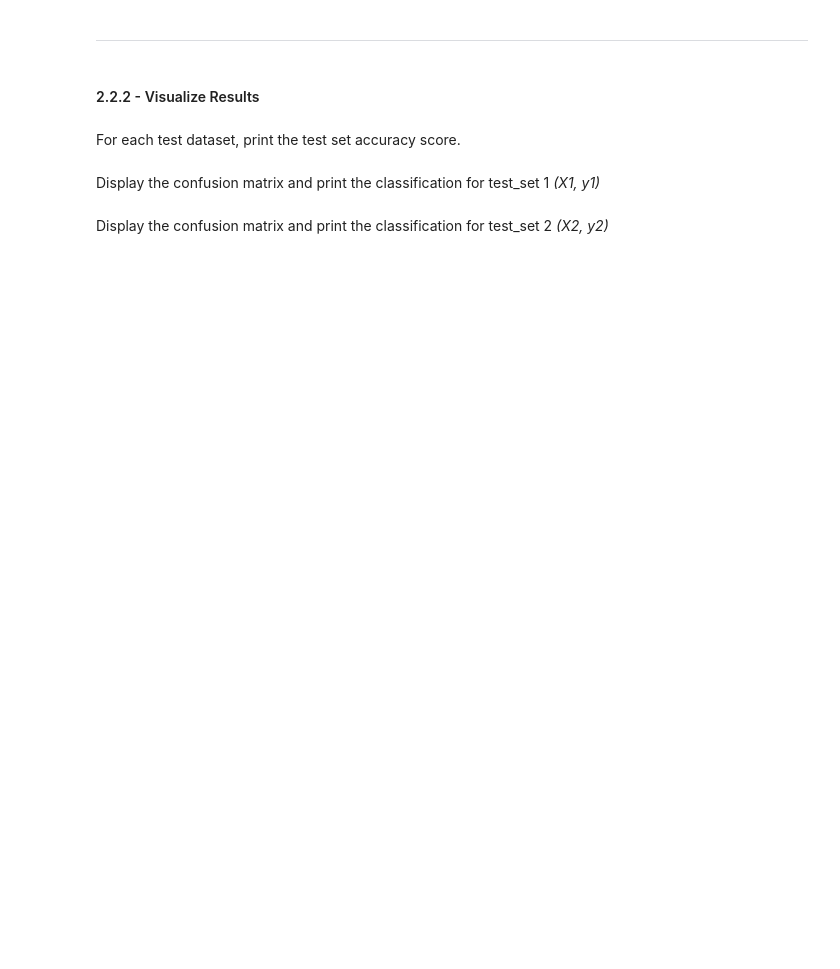
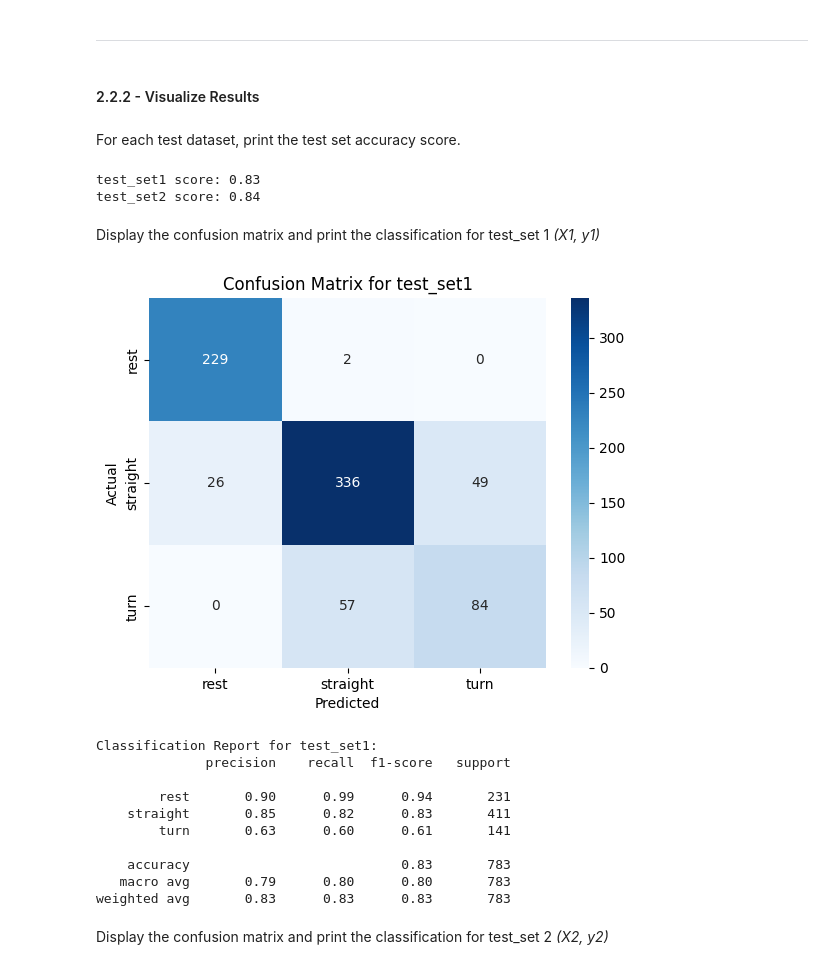
Before and after one commit to akosua-gyimah/engg680_2024_fall, a Jupyter notebook: Lab_Assignment4/Assignment 4.ipynb, the cells around one changed output. Drawn from its saved outputs; the diff is of its cells as text; code cells hidden in the pictures; blank space fills up the shorter version.

```diff
--- a/Lab_Assignment4/Assignment 4.ipynb
+++ b/Lab_Assignment4/Assignment 4.ipynb
@@ -461,5 +461,5 @@ From the *cv_set* dataframe, extract the selected features, listed below, and lo
 # %%
 # TODO - Load selected features from cv_set to X
 # (1 marks)
-#X =
+X =cv_set[['ax_var', 'ay_var', 'az_sum', 'a_sum', 'gz_var']]
 X.head(2)
@@ -466,3 +470,4 @@ X.head(2)
 # %%
 # TODO - Load motion_state column (target vector) into y
-# y =
+y = cv_set['motion_state']
+y.head()
@@ -478,3 +489,10 @@ Follow the steps from **1.2.2** and perform model training and tuning using the
 ___
 # %% [markdown]
 #### 2.1.3 - Visualize Grid Search Results
+# %%
+# TODO - Perform model training and tuning using `GridSearchCV`
+
+X_train_red, X_test_red, y_train_red, y_test_red = train_test_split(X, y, test_size=.3, random_state=42, stratify=y)
+X_train_red.shape, X_test_red.shape, y_train_red.shape, y_test_red.shape
+grid2 = GridSearchCV(pipe, param_grid, cv=5, scoring='accuracy', return_train_score=True)
+grid2.fit(X_train_red, y_train_red)
@@ -519,6 +586,6 @@ Seperate the testsets into the selected features and target vectors *(X1, y1)* a
 # %%
 # TODO - Load the target vector from test_set1 into y1, and the selected features from test_set1 into X1
 # (1 marks)
-# y1 =
-# X1 =
+y1 = test_set1['motion_state']
+X1 = test_set1[['ax_var', 'ay_var', 'az_sum', 'a_sum', 'gz_var']]
 X1.head(2)
@@ -535,7 +610,15 @@ ___
 For each test dataset, print the test set accuracy score.
 # %%
 # TODO - Print test score accuracies for test_set1 and test_set2
-#print("test_set1 score: {:.2f}".format(???))
-#print("test_set2 score: {:.2f}".format(???))
+
+#answer
+test_set1_score = grid2.best_estimator_.score(X1, y1)
+test_set2_score = grid2.best_estimator_.score(X2, y2)
+
+print("test_set1 score: {:.2f}".format(test_set1_score))
+print("test_set2 score: {:.2f}".format(test_set2_score))
+# %% [output]
+test_set1 score: 0.83
+test_set2 score: 0.84
 # %% [markdown]
 Display the confusion matrix and print the classification for test_set 1 *(X1, y1)*
@@ -544,2 +625,29 @@ Display the confusion matrix and print the classification for test_set 1 *(X1, y
+# %%
+# TODO - Display confusion matrix and print classification report for (X1, y1)
+
+#answer
+y1_pred = grid2.best_estimator_.predict(X1)  # Predicting on test_set1
+
+conf_matrix_1 = confusion_matrix(y1, y1_pred)
+sns.heatmap(conf_matrix_1, annot=True, fmt="d", cmap="Blues", xticklabels=grid.classes_, yticklabels=grid.classes_)
+plt.title("Confusion Matrix for test_set1")
+plt.xlabel("Predicted")
+plt.ylabel("Actual")
+plt.show()
+
+print("Classification Report for test_set1:")
+print(classification_report(y1, y1_pred))
+# %% [output]
+[figure, added]
+Classification Report for test_set1:
+              precision    recall  f1-score   support
+
+        rest       0.90      0.99      0.94       231
+    straight       0.85      0.82      0.83       411
+        turn       0.63      0.60      0.61       141
+
+    accuracy                           0.83       783
+   macro avg       0.79      0.80      0.80       783
+weighted avg       0.83      0.83      0.83       783
 # %% [markdown]
 Display the confusion matrix and print the classification for test_set 2 *(X2, y2)*
```
Also changed, not shown: parts of 33 cells of this notebook.
